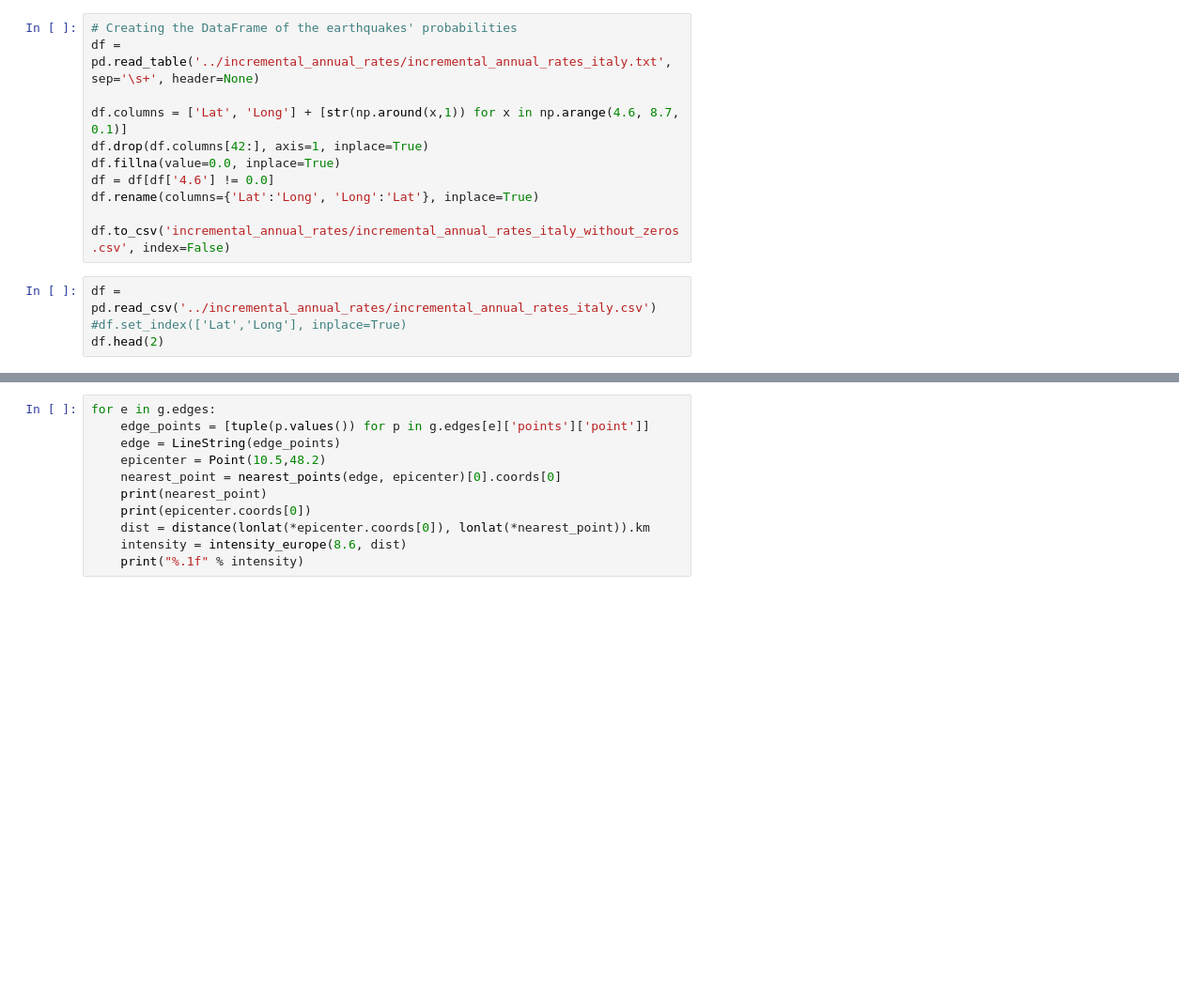
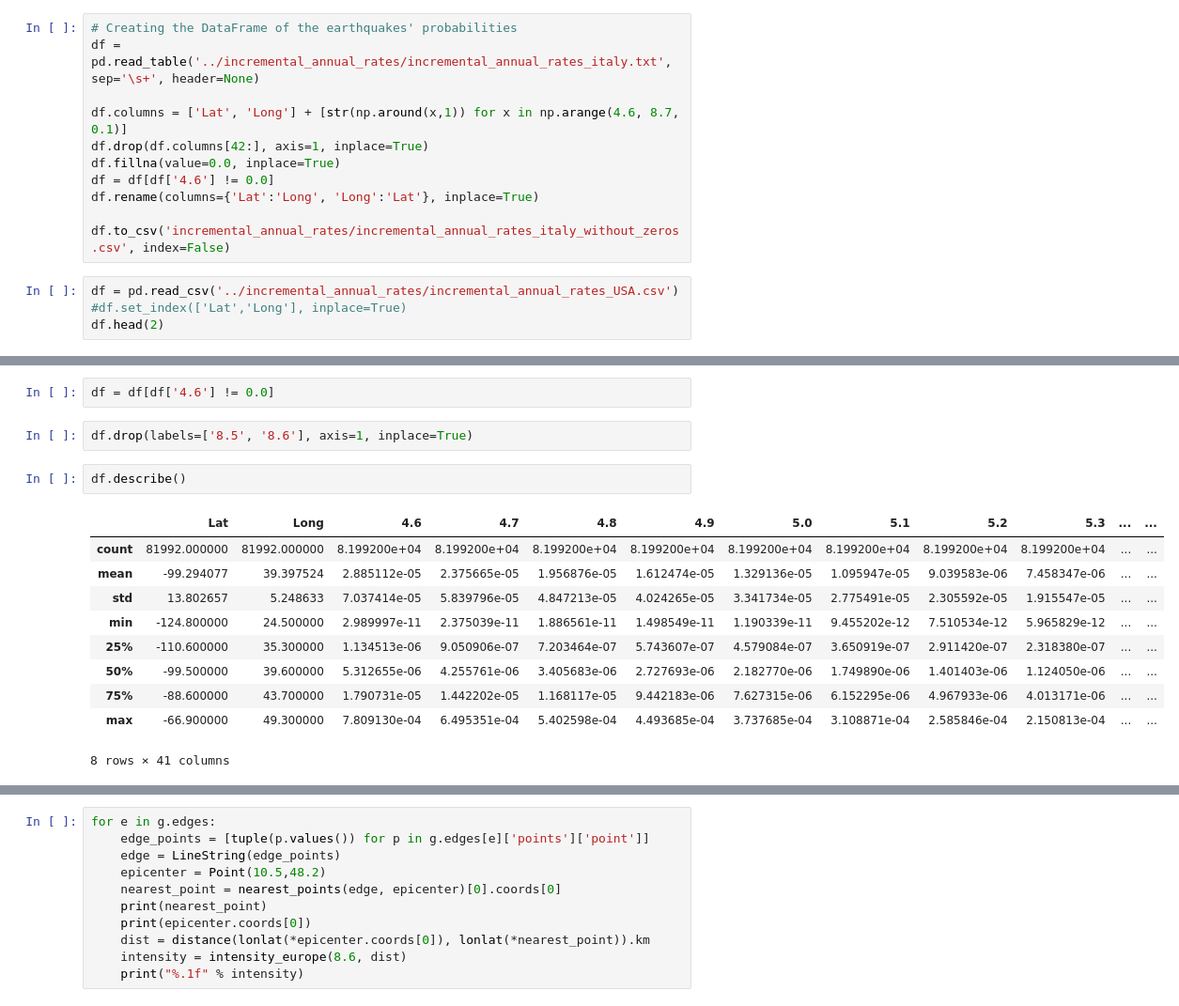
Before and after one commit to revpeter/fradir_ilp, a Jupyter notebook: FRADIR-3.ipynb, the cells around one changed output, grey strips where cells are left out. Shown: that part at 94% size. Drawn from its saved outputs; the diff is of its cells as text; blank space fills up the shorter version.

```diff
--- a/FRADIR-3.ipynb
+++ b/FRADIR-3.ipynb
@@ -22,6 +24,6 @@ df.rename(columns={'Lat':'Long', 'Long':'Lat'}, inplace=True)
 
 df.to_csv('incremental_annual_rates/incremental_annual_rates_italy_without_zeros.csv', index=False)
 # %%
-df = pd.read_csv('../incremental_annual_rates/incremental_annual_rates_italy.csv')
+df = pd.read_csv('../incremental_annual_rates/incremental_annual_rates_USA.csv')
 #df.set_index(['Lat','Long'], inplace=True)
 df.head(2)
@@ -27,0 +35,17 @@ df.head(2)
+# %%
+df = df[df['4.6'] != 0.0]
+# %%
+df.drop(labels=['8.5', '8.6'], axis=1, inplace=True)
+# %%
+df.describe()
+# %% [output]
+|  | Lat | Long | 4.6 | 4.7 | 4.8 | 4.9 | 5.0 | 5.1 | 5.2 | 5.3 | ... | ... |
+| count | 81992.000000 | 81992.000000 | 8.199200e+04 | 8.199200e+04 | 8.199200e+04 | 8.199200e+04 | 8.199200e+04 | 8.199200e+04 | 8.199200e+04 | 8.199200e+04 | ... | ... |
+| mean | -99.294077 | 39.397524 | 2.885112e-05 | 2.375665e-05 | 1.956876e-05 | 1.612474e-05 | 1.329136e-05 | 1.095947e-05 | 9.039583e-06 | 7.458347e-06 | ... | ... |
+| std | 13.802657 | 5.248633 | 7.037414e-05 | 5.839796e-05 | 4.847213e-05 | 4.024265e-05 | 3.341734e-05 | 2.775491e-05 | 2.305592e-05 | 1.915547e-05 | ... | ... |
+| min | -124.800000 | 24.500000 | 2.989997e-11 | 2.375039e-11 | 1.886561e-11 | 1.498549e-11 | 1.190339e-11 | 9.455202e-12 | 7.510534e-12 | 5.965829e-12 | ... | ... |
+| 25% | -110.600000 | 35.300000 | 1.134513e-06 | 9.050906e-07 | 7.203464e-07 | 5.743607e-07 | 4.579084e-07 | 3.650919e-07 | 2.911420e-07 | 2.318380e-07 | ... | ... |
+| 50% | -99.500000 | 39.600000 | 5.312655e-06 | 4.255761e-06 | 3.405683e-06 | 2.727693e-06 | 2.182770e-06 | 1.749890e-06 | 1.401403e-06 | 1.124050e-06 | ... | ... |
+| 75% | -88.600000 | 43.700000 | 1.790731e-05 | 1.442202e-05 | 1.168117e-05 | 9.442183e-06 | 7.627315e-06 | 6.152295e-06 | 4.967933e-06 | 4.013171e-06 | ... | ... |
+| max | -66.900000 | 49.300000 | 7.809130e-04 | 6.495351e-04 | 5.402598e-04 | 4.493685e-04 | 3.737685e-04 | 3.108871e-04 | 2.585846e-04 | 2.150813e-04 | ... | ... |
+8 rows × 41 columns
```
Also changed, not shown: parts of 22 cells of this notebook, 16 other files.
